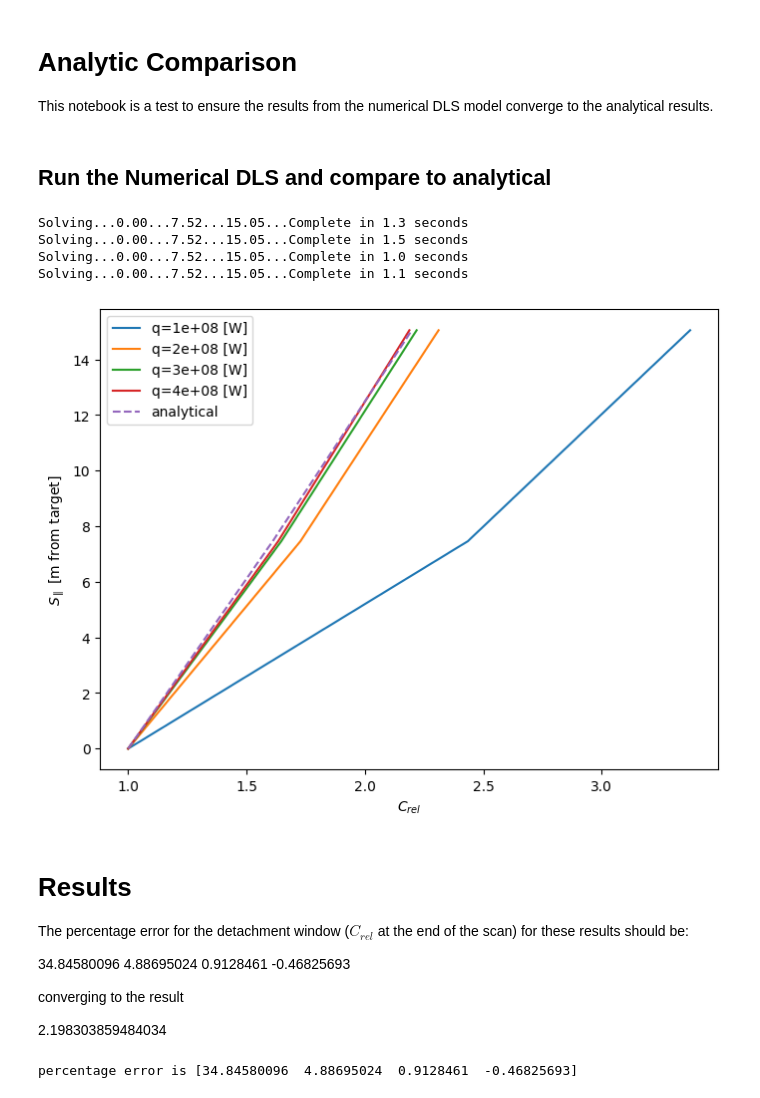
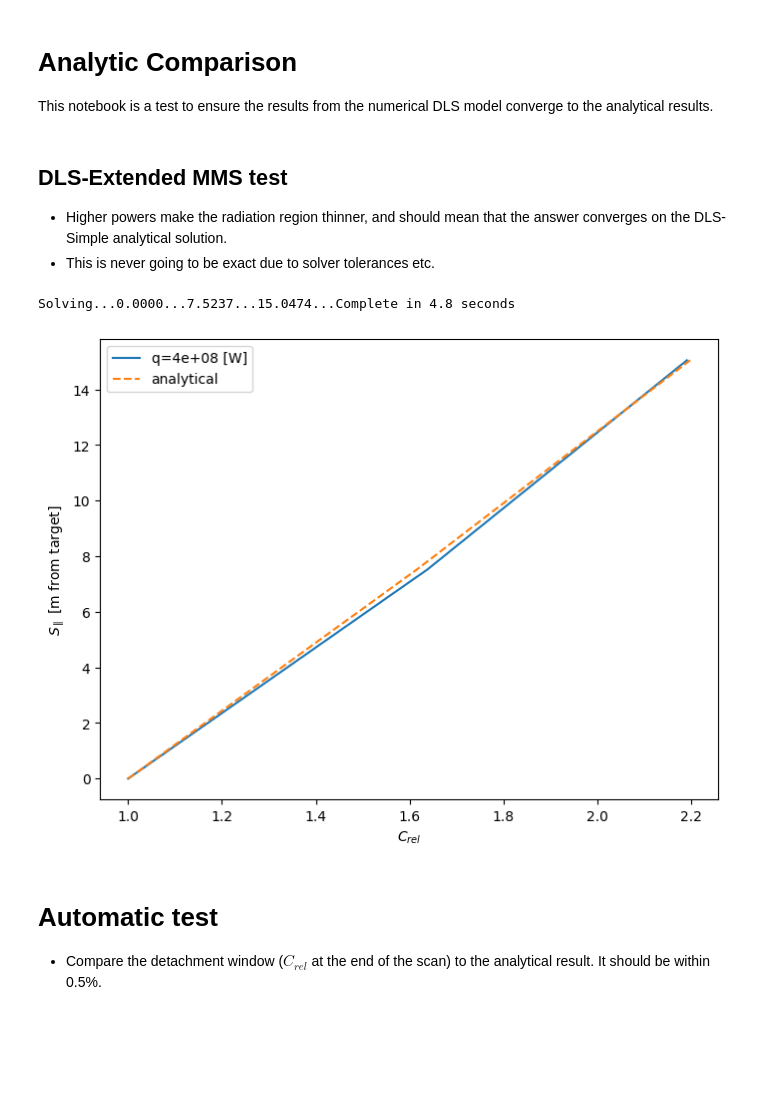
Before and after one commit to FusionDLS/FusionDLS, a Jupyter notebook: docs/examples/analytic_test.ipynb, the cells around one changed output. Drawn from its saved outputs; the diff is of its cells as text; code cells hidden in the pictures; blank space fills up the shorter version.

Commit message:
Add tests to analytic_test.ipynb, simplify and refactor test

```diff
--- a/docs/examples/analytic_test.ipynb
+++ b/docs/examples/analytic_test.ipynb
@@ -30,7 +30,9 @@ constants = {
     "Lfunc": LfuncN,  # impurity cooling function. More are available in AnalyticCoolingCurves.py
 }
 # %% [markdown]
-## Run the Numerical DLS and compare to analytical
+## DLS-Extended MMS test
+- Higher powers make the radiation region thinner, and should mean that the answer converges on the DLS-Simple analytical solution.
+- This is never going to be exact due to solver tolerances etc.
 # %%
 fig, ax = plt.subplots(1, 1, figsize=(8, 6))
 # Solve at these parallel positions
@@ -39,7 +41,8 @@ SparRange = np.linspace(0, profiles["S"][profiles["Xpoint"] - 1], 3)
 
 endresults = []
 
-for heat_flux in np.linspace(1e8, 4e8, 4):
+# for heat_flux in np.linspace(1e8, 4e8, 4):
+for heat_flux in [4e8]:
     constants["qpllu0"] = heat_flux
 
     results = run_dls(
@@ -50,58 +53,42 @@ for heat_flux in np.linspace(1e8, 4e8, 4):
         control_variable="density",
         Ttol=1e-3,
         Ctol=1e-3,
+        front_sheath=True,  # Analytical solution assumes sheath-like energy losses at the front
     )
     ax.plot(
         results["cvar"] / results["cvar"][0],
         results["Splot"],
         label=f"q={heat_flux:g} [W]",
     )
     endresults.append(results["cvar"][-1] / results["cvar"][0])
 
 
 resultsAnalytical = [
     CfInt(
         profiles["S"],
         profiles["Btot"],
         profiles["Sx"],
         np.max(profiles["S"]),
         sh=s,
         kappa1=2500,
     )
     for s in SparRange
 ]
 
 ax.plot(
     resultsAnalytical / resultsAnalytical[0],
     SparRange,
     label="analytical",
     linestyle="--",
 )
 ax.set_xlabel(r"$C_{rel}$")
 ax.set_ylabel(r"$S_{\parallel}$ [m from target]")
 
 ax.legend()
 plt.show()
 # %% [output]
-Solving...0.00...7.52...15.05...Complete in 1.3 seconds
-Solving...0.00...7.52...15.05...Complete in 1.5 seconds
-Solving...0.00...7.52...15.05...Complete in 1.0 seconds
-Solving...0.00...7.52...15.05...Complete in 1.1 seconds
+Solving...0.0000...7.5237...15.0474...Complete in 4.8 seconds
-[figure, old version]
+[figure, new version]
 # %% [markdown]
-# Results
-
-The percentage error for the detachment window ($C_{rel}$ at the end of the scan) for these results should be:
-
-34.84580096  4.88695024  0.9128461  -0.46825693
-
-converging to the result
-
-2.198303859484034
+# Automatic test
+- Compare the detachment window ($C_{rel}$ at the end of the scan) to the analytical result. It should be within 0.5%.
-# %%
-print(
-    "percentage error is",
-    100 * (endresults - resultsAnalytical[-1] / resultsAnalytical[0]) / endresults,
-)
-# %% [output]
-percentage error is [34.84580096  4.88695024  0.9128461  -0.46825693]
```
Also changed, not shown: parts of 1 cell of this notebook.
